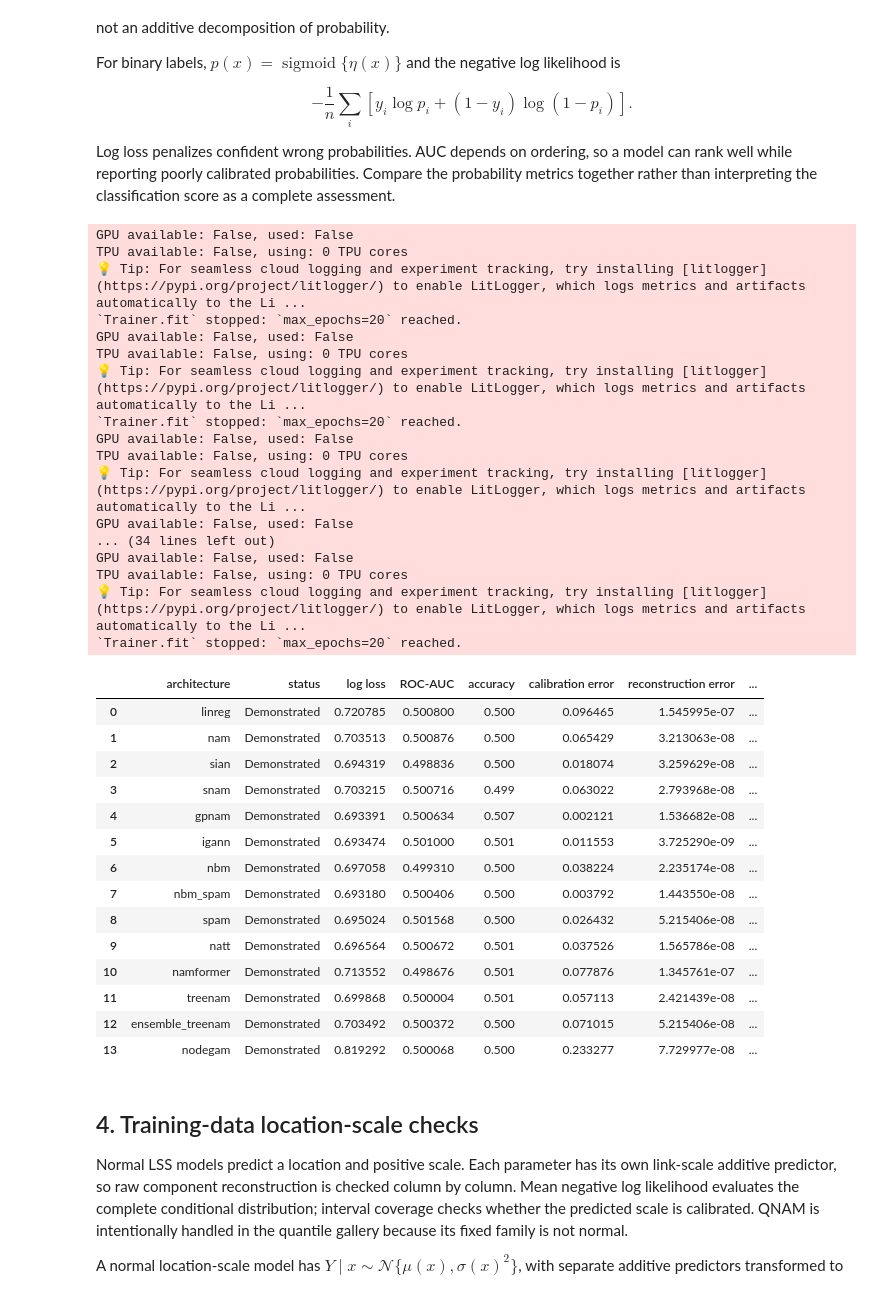
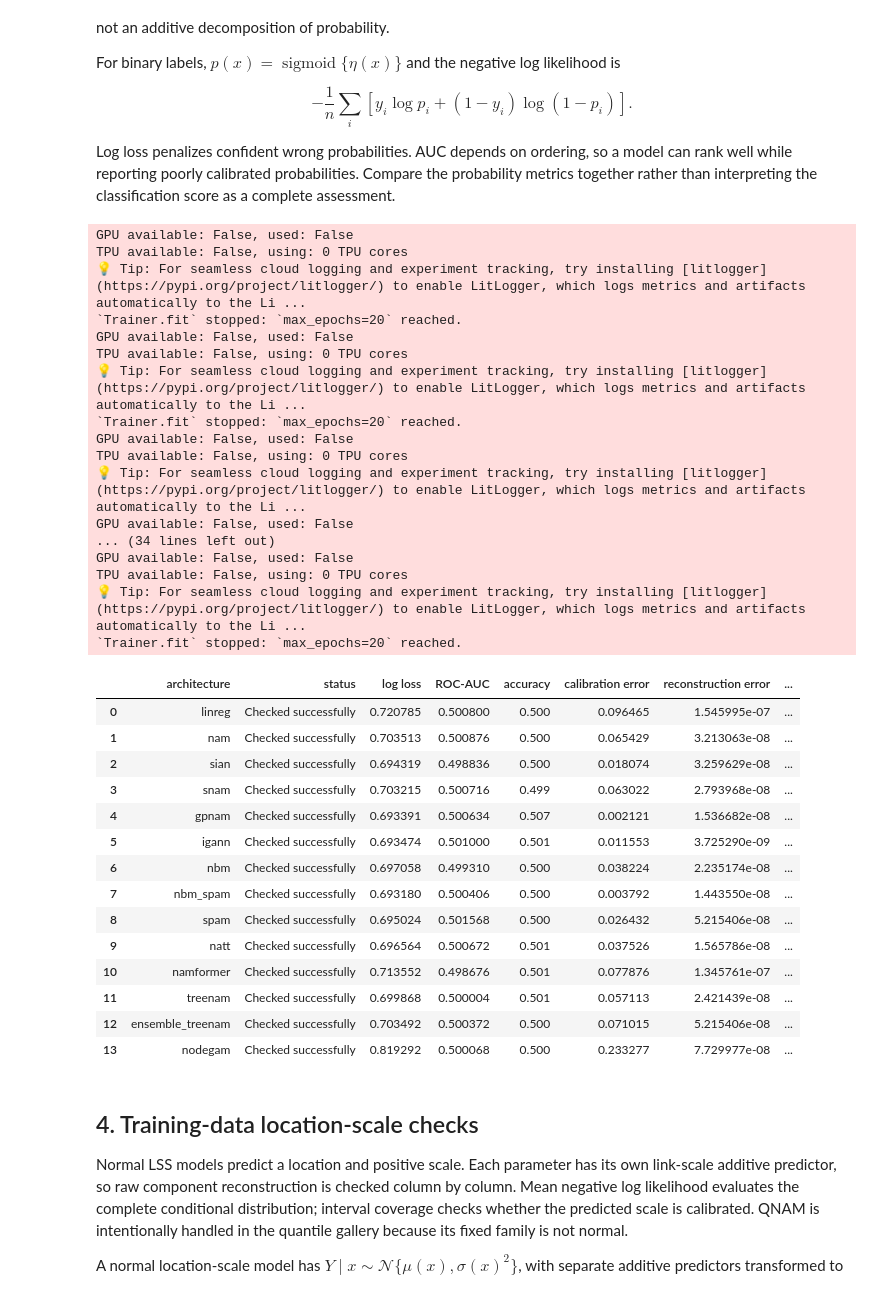
Before and after one commit to OpenTabular/NAMpy, a Jupyter notebook: docs/development/notebooks/04_distributional_models.ipynb, the cells around one changed output. Saved outputs shown, nothing was run; the diff lists cells and outputs as text; code cells hidden in the pictures.

```diff
--- a/docs/development/notebooks/04_distributional_models.ipynb
+++ b/docs/development/notebooks/04_distributional_models.ipynb
@@ -140,7 +140,7 @@ for name, spec in architectures().items():
     error, reconstruction_valid = reconstruction_error(estimator, X)
     row = {
         "architecture": name,
-        "status": "Demonstrated",
+        "status": "Checked successfully",
         "R2": estimator.score(X, y_reg),
         "seconds": time.perf_counter() - started,
         "reconstruction error": error,
@@ -235,52 +235,52 @@ for name, spec in architectures().items():
     importance = estimator.term_importance(X, center=True)
     error, reconstruction_valid = reconstruction_error(estimator, X)
     classification_rows.append({
-        "architecture": name, "status": "Demonstrated",
+        "architecture": name, "status": "Checked successfully",
         "log loss": log_loss(y_cls, probability),
         "ROC-AUC": roc_auc_score(y_cls, probability),
         "accuracy": accuracy_score(y_cls, label),
         "calibration error": expected_calibration_error(y_cls, probability),
         "reconstruction error": error,
         "reconstruction valid": reconstruction_valid,
         "most important term": importance.iloc[0]["term"] if len(importance) else None,
         "seconds": time.perf_counter() - started,
     })
     classification_models[name] = estimator
 classification_report = pd.DataFrame(classification_rows)
 classification_report
 # %% [output]
 GPU available: False, used: False
 TPU available: False, using: 0 TPU cores
 💡 Tip: For seamless cloud logging and experiment tracking, try installing [litlogger](https://pypi.org/project/litlogger/) to enable LitLogger, which logs metrics and artifacts automatically to the Li ...
 `Trainer.fit` stopped: `max_epochs=20` reached.
 GPU available: False, used: False
 TPU available: False, using: 0 TPU cores
 💡 Tip: For seamless cloud logging and experiment tracking, try installing [litlogger](https://pypi.org/project/litlogger/) to enable LitLogger, which logs metrics and artifacts automatically to the Li ...
 `Trainer.fit` stopped: `max_epochs=20` reached.
 GPU available: False, used: False
 TPU available: False, using: 0 TPU cores
 💡 Tip: For seamless cloud logging and experiment tracking, try installing [litlogger](https://pypi.org/project/litlogger/) to enable LitLogger, which logs metrics and artifacts automatically to the Li ...
 GPU available: False, used: False
 ... (34 lines left out)
 GPU available: False, used: False
 TPU available: False, using: 0 TPU cores
 💡 Tip: For seamless cloud logging and experiment tracking, try installing [litlogger](https://pypi.org/project/litlogger/) to enable LitLogger, which logs metrics and artifacts automatically to the Li ...
 `Trainer.fit` stopped: `max_epochs=20` reached.
 |  | architecture | status | log loss | ROC-AUC | accuracy | calibration error | reconstruction error | ... |
-| 0 | linreg | Demonstrated | 0.720785 | 0.500800 | 0.500 | 0.096465 | 1.545995e-07 | ... |
-| 1 | nam | Demonstrated | 0.703513 | 0.500876 | 0.500 | 0.065429 | 3.213063e-08 | ... |
-| 2 | sian | Demonstrated | 0.694319 | 0.498836 | 0.500 | 0.018074 | 3.259629e-08 | ... |
-| 3 | snam | Demonstrated | 0.703215 | 0.500716 | 0.499 | 0.063022 | 2.793968e-08 | ... |
-| 4 | gpnam | Demonstrated | 0.693391 | 0.500634 | 0.507 | 0.002121 | 1.536682e-08 | ... |
-| 5 | igann | Demonstrated | 0.693474 | 0.501000 | 0.501 | 0.011553 | 3.725290e-09 | ... |
-| 6 | nbm | Demonstrated | 0.697058 | 0.499310 | 0.500 | 0.038224 | 2.235174e-08 | ... |
-| 7 | nbm_spam | Demonstrated | 0.693180 | 0.500406 | 0.500 | 0.003792 | 1.443550e-08 | ... |
-| 8 | spam | Demonstrated | 0.695024 | 0.501568 | 0.500 | 0.026432 | 5.215406e-08 | ... |
-| 9 | natt | Demonstrated | 0.696564 | 0.500672 | 0.501 | 0.037526 | 1.565786e-08 | ... |
-| 10 | namformer | Demonstrated | 0.713552 | 0.498676 | 0.501 | 0.077876 | 1.345761e-07 | ... |
-| 11 | treenam | Demonstrated | 0.699868 | 0.500004 | 0.501 | 0.057113 | 2.421439e-08 | ... |
-| 12 | ensemble_treenam | Demonstrated | 0.703492 | 0.500372 | 0.500 | 0.071015 | 5.215406e-08 | ... |
-| 13 | nodegam | Demonstrated | 0.819292 | 0.500068 | 0.500 | 0.233277 | 7.729977e-08 | ... |
+| 0 | linreg | Checked successfully | 0.720785 | 0.500800 | 0.500 | 0.096465 | 1.545995e-07 | ... |
+| 1 | nam | Checked successfully | 0.703513 | 0.500876 | 0.500 | 0.065429 | 3.213063e-08 | ... |
+| 2 | sian | Checked successfully | 0.694319 | 0.498836 | 0.500 | 0.018074 | 3.259629e-08 | ... |
+| 3 | snam | Checked successfully | 0.703215 | 0.500716 | 0.499 | 0.063022 | 2.793968e-08 | ... |
+| 4 | gpnam | Checked successfully | 0.693391 | 0.500634 | 0.507 | 0.002121 | 1.536682e-08 | ... |
+| 5 | igann | Checked successfully | 0.693474 | 0.501000 | 0.501 | 0.011553 | 3.725290e-09 | ... |
+| 6 | nbm | Checked successfully | 0.697058 | 0.499310 | 0.500 | 0.038224 | 2.235174e-08 | ... |
+| 7 | nbm_spam | Checked successfully | 0.693180 | 0.500406 | 0.500 | 0.003792 | 1.443550e-08 | ... |
+| 8 | spam | Checked successfully | 0.695024 | 0.501568 | 0.500 | 0.026432 | 5.215406e-08 | ... |
+| 9 | natt | Checked successfully | 0.696564 | 0.500672 | 0.501 | 0.037526 | 1.565786e-08 | ... |
+| 10 | namformer | Checked successfully | 0.713552 | 0.498676 | 0.501 | 0.077876 | 1.345761e-07 | ... |
+| 11 | treenam | Checked successfully | 0.699868 | 0.500004 | 0.501 | 0.057113 | 2.421439e-08 | ... |
+| 12 | ensemble_treenam | Checked successfully | 0.703492 | 0.500372 | 0.500 | 0.071015 | 5.215406e-08 | ... |
+| 13 | nodegam | Checked successfully | 0.819292 | 0.500068 | 0.500 | 0.233277 | 7.729977e-08 | ... |
 # %% [markdown]
 ## 4. Training-data location-scale checks
 
```
Also changed, not shown: parts of 9 cells of this notebook, 23 other files.
